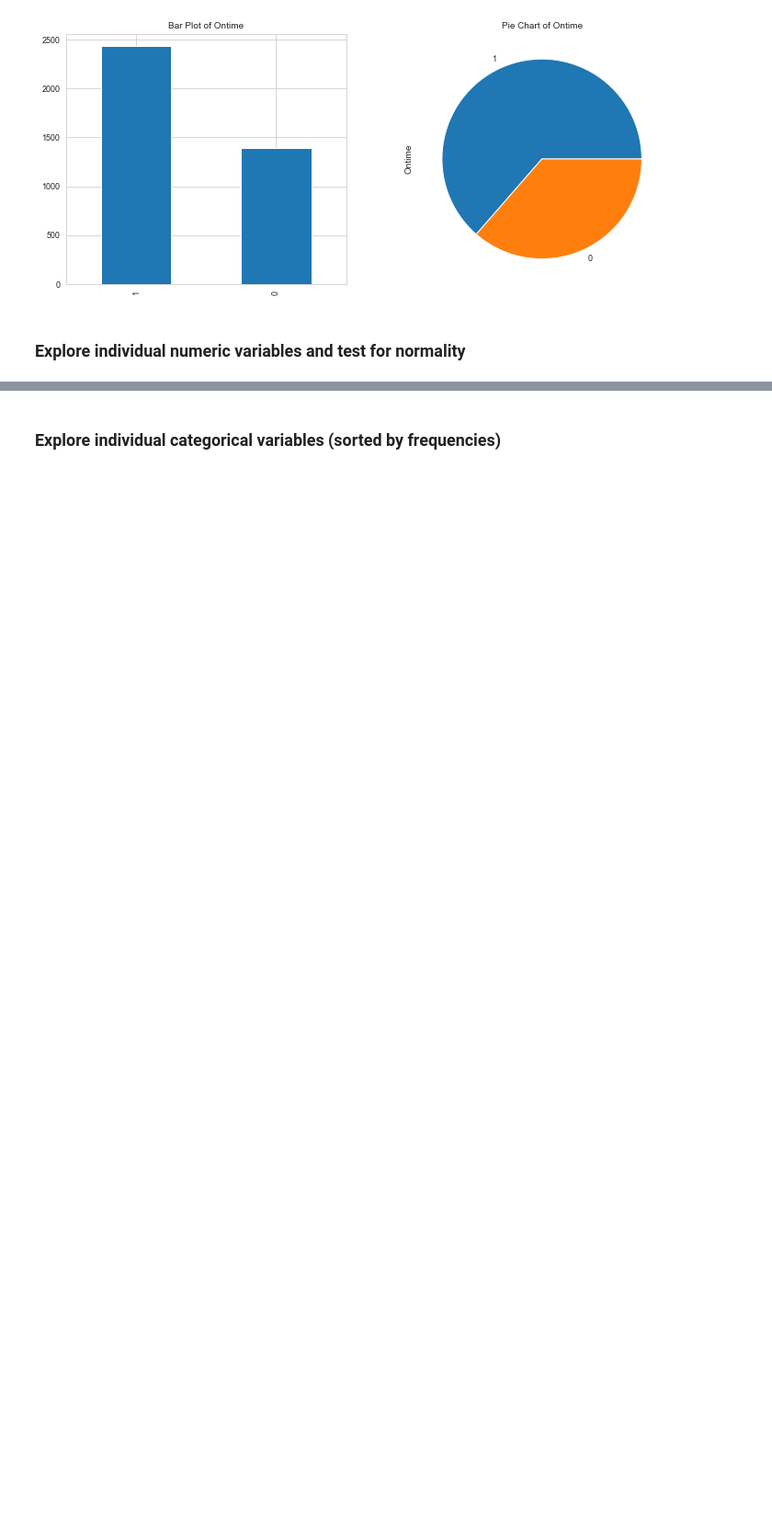
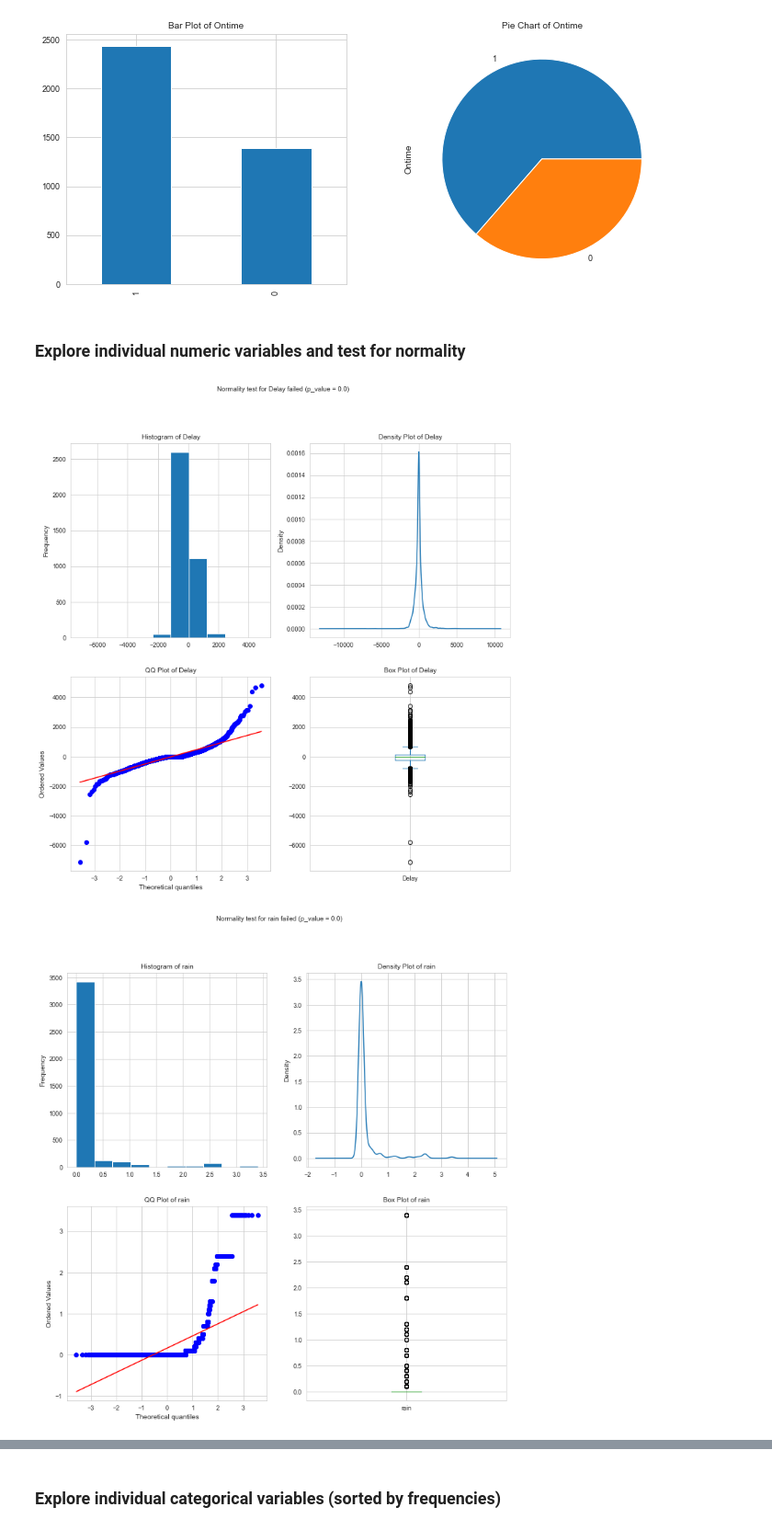
Before and after one commit to sba22230/DublinBusWeatherProject, a Jupyter notebook: Standalone_EDA.ipynb, the cells around one changed output, grey strips where cells are left out. Shown at 92% size. Saved outputs shown, nothing was run; the diff lists cells and outputs as text; code cells hidden in the pictures; blank space fills up the shorter version.

```diff
--- a/Standalone_EDA.ipynb
+++ b/Standalone_EDA.ipynb
@@ -418,7 +399,8 @@ class TargetAnalytics():
 class NumericAnalytics():
     @staticmethod
     def shapiro_test(x):
-        p_val = round(stats.shapiro(x)[1],6)
+        #p_val = round(stats.shapiro(x)[1],6)
+        p_val = stats.shapiro(x)[1]
         status = 'passed'
         color = 'blue'
         if p_val < 0.05:
@@ -428,7 +410,11 @@ class NumericAnalytics():
 
     @staticmethod
     def custom_barplot(df, col1=''):
-        fig, axes = plt.subplots(2,2)
+        if len(df[col1]) > 5000:
+            sampleSize = 5000
+        else:
+            sampleSize = len(df[col1])
+        fig, axes = plt.subplots(2,2 , figsize=(11.5, 11.5))
         axes = axes.reshape(-1)
         df[col1].plot(ax=axes[0], kind='hist')
         axes[0].set_title('Histogram of {}'.format(col1))
@@ -439,8 +425,8 @@ class NumericAnalytics():
         axes[2].set_title('QQ Plot of {}'.format(col1))
         df[col1].plot(ax=axes[3], kind='box')
         axes[3].set_title('Box Plot of {}'.format(col1))
-        status, color, p_val = NumericAnalytics.shapiro_test(df[col1])
-        fig.suptitle('Normality test for {} {} (p_value = {})'.format(col1, status, round(p_val, 6)), color=color, fontsize=12)
+        status, color, p_val = NumericAnalytics.shapiro_test(df[col1].sample(sampleSize))
+        fig.suptitle('Normality test for {} {} (p_value = {})'.format(col1, status, p_val, color=color, fontsize=12))
 
 class CategoricAnalytics():
     @staticmethod
@@ -850,3 +822,9 @@ else:
 [figure]
 # %% [markdown]
 ### Explore individual numeric variables and test for normality
+# %%
+for f in NumericalColumns:
+    NumericAnalytics.custom_barplot( df=df, col1=f)
+# %% [output]
+[figure, added]
+[figure, added]
```
Also changed, not shown: parts of 27 cells of this notebook.
